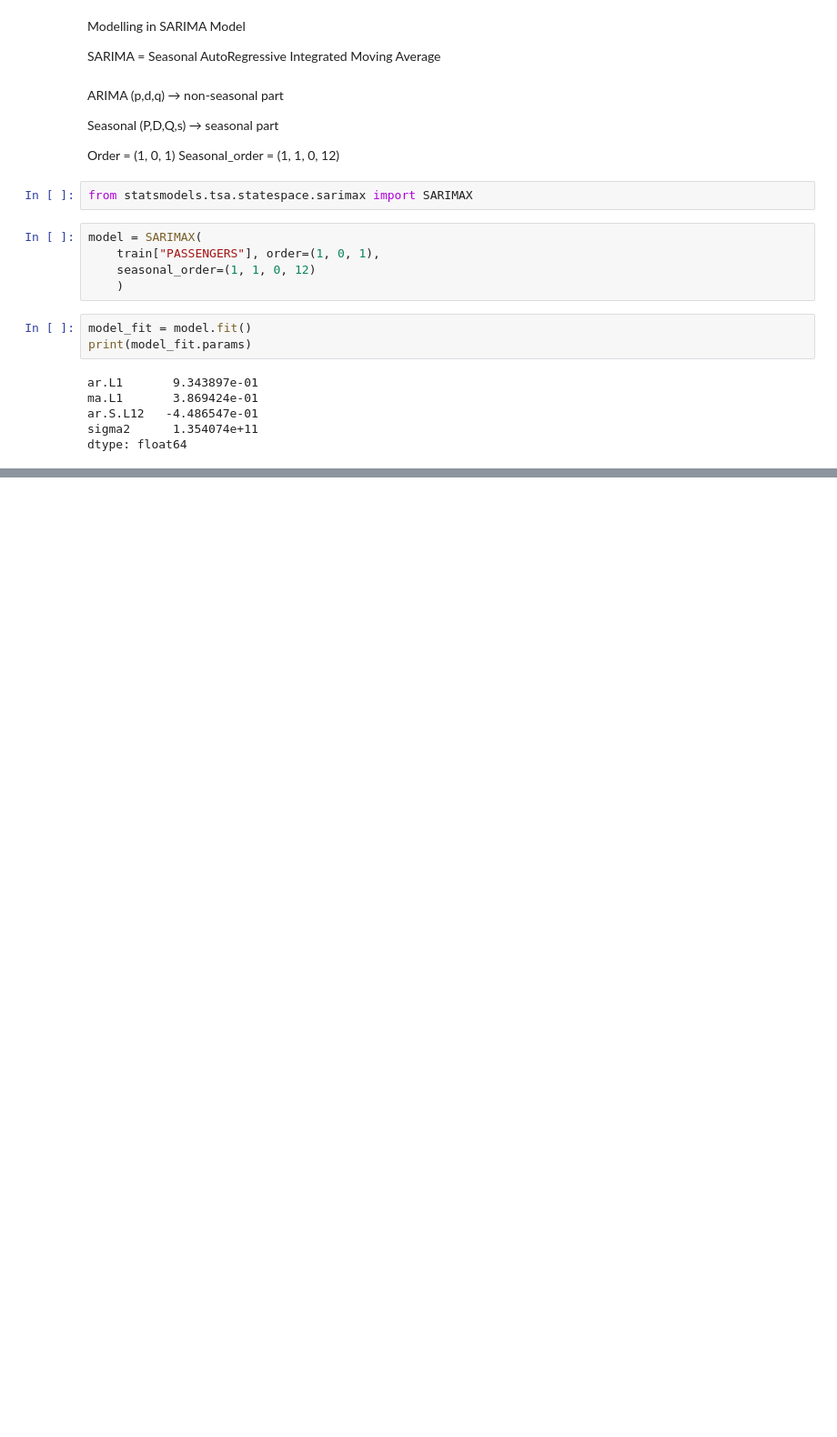
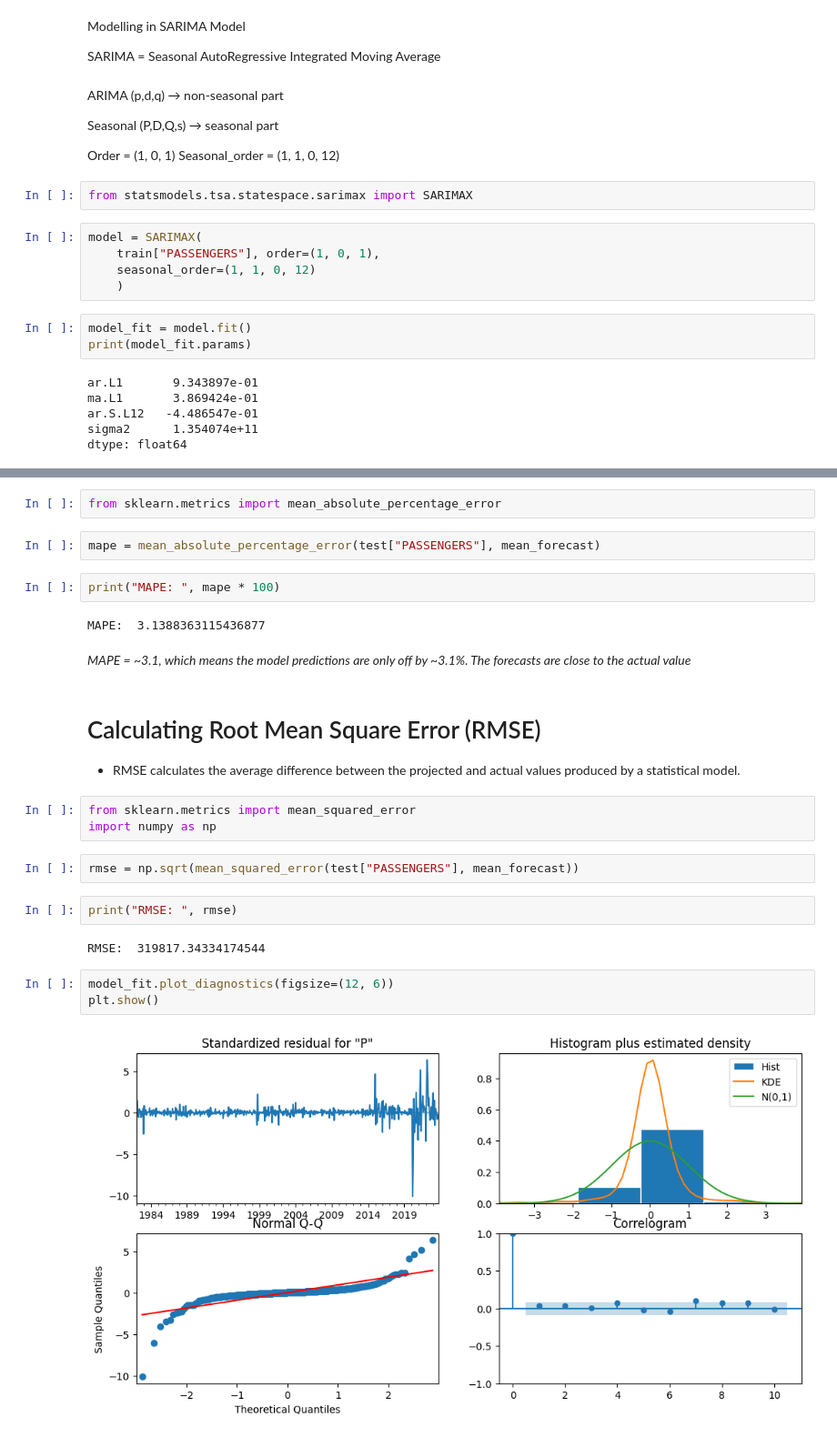
Before and after one commit to ajinikhil/aviation_forecasting_canada, a Jupyter notebook: analysis.ipynb, the cells around one changed output, grey strips where cells are left out. Shown at 91% size. Saved outputs shown, nothing was run; the diff lists cells and outputs as text; blank space fills up the shorter version.

```diff
--- a/analysis.ipynb
+++ b/analysis.ipynb
@@ -287,0 +321,28 @@ Warnings:
+# %%
+from sklearn.metrics import mean_absolute_percentage_error
+# %%
+mape = mean_absolute_percentage_error(test["PASSENGERS"], mean_forecast)
+# %%
+print("MAPE: ", mape * 100)
+# %% [output]
+MAPE:  3.1388363115436877
+# %% [markdown]
+_MAPE = ~3.1, which means the model predictions are only off by ~3.1%. The forecasts are close to the actual value_
+# %% [markdown]
+# Calculating Root Mean Square Error (RMSE)
+
+* RMSE calculates the average difference between the projected and actual values produced by a statistical model.
+# %%
+from sklearn.metrics import mean_squared_error
+import numpy as np
+# %%
+rmse = np.sqrt(mean_squared_error(test["PASSENGERS"], mean_forecast))
+# %%
+print("RMSE: ", rmse)
+# %% [output]
+RMSE:  319817.34334174544
+# %%
+model_fit.plot_diagnostics(figsize=(12, 6))
+plt.show()
+# %% [output]
+[figure, added]
```
Also changed, not shown: parts of 7 cells of this notebook.
